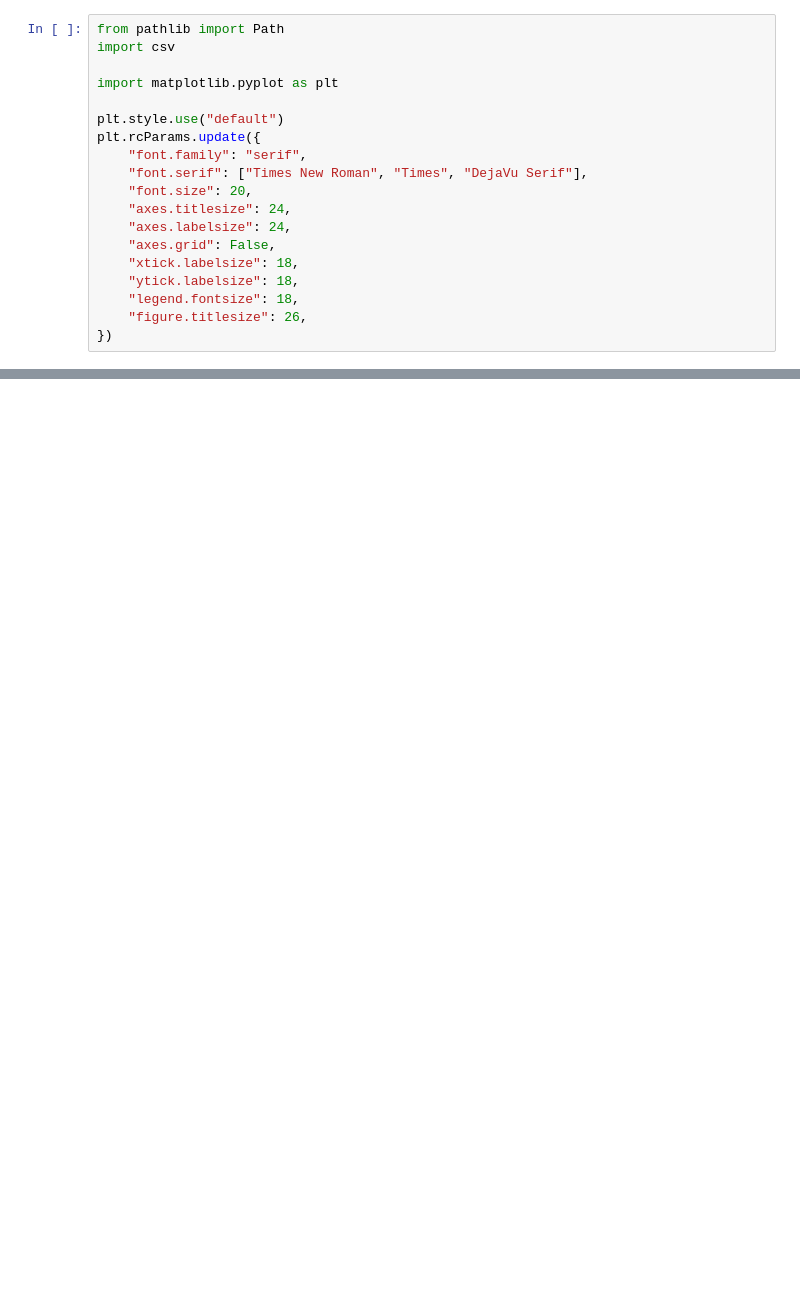
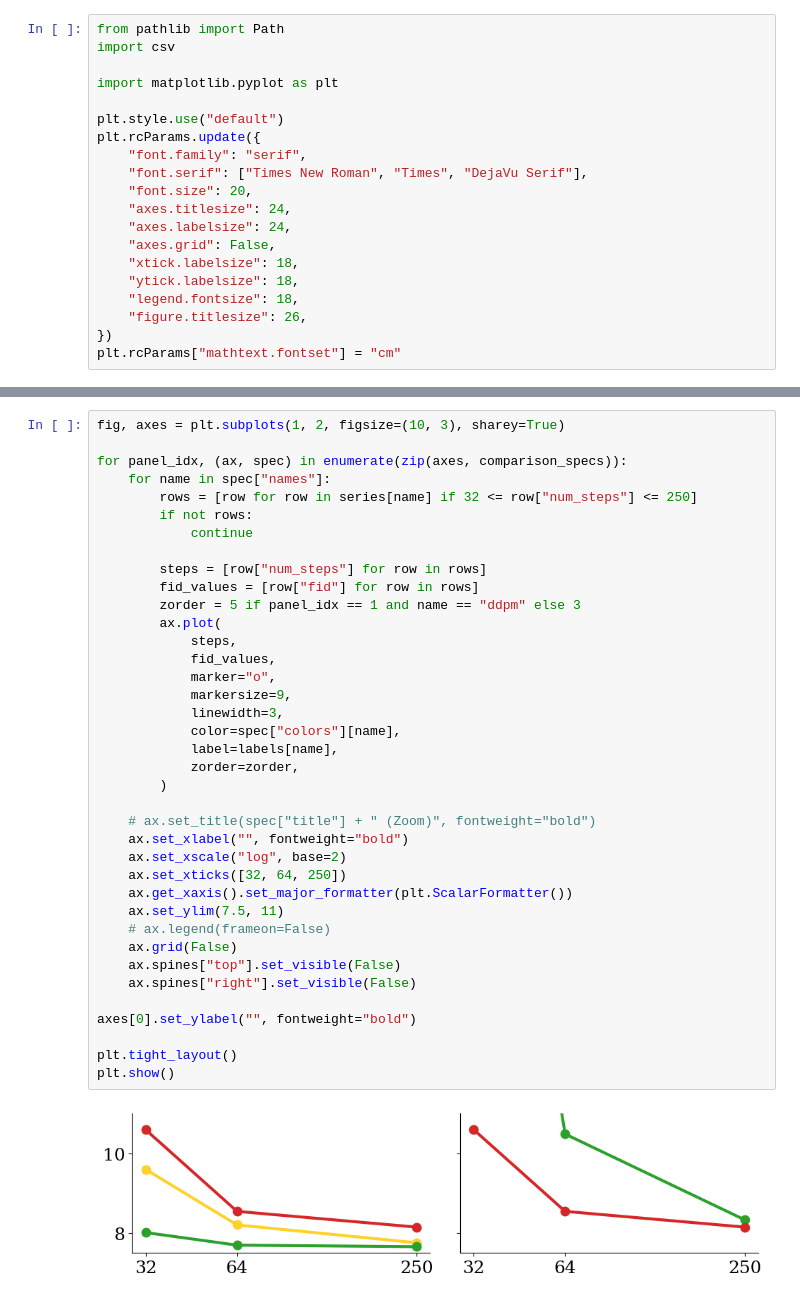
Before and after one commit to yaramohamadi/imeanflow, a Jupyter notebook: notebooks/plot_lines.ipynb, the cells around one changed output, grey strips where cells are left out. Saved outputs shown, nothing was run; the diff lists cells and outputs as text; blank space fills up the shorter version.

```diff
--- a/notebooks/plot_lines.ipynb
+++ b/notebooks/plot_lines.ipynb
@@ -21,3 +21,4 @@ plt.rcParams.update({
     "legend.fontsize": 18,
     "figure.titlesize": 26,
 })
+plt.rcParams["mathtext.fontset"] = "cm"
@@ -102,0 +178,40 @@ for name, rows in series.items():
+# %%
+fig, axes = plt.subplots(1, 2, figsize=(10, 3), sharey=True)
+
+for panel_idx, (ax, spec) in enumerate(zip(axes, comparison_specs)):
+    for name in spec["names"]:
+        rows = [row for row in series[name] if 32 <= row["num_steps"] <= 250]
+        if not rows:
+            continue
+
+        steps = [row["num_steps"] for row in rows]
+        fid_values = [row["fid"] for row in rows]
+        zorder = 5 if panel_idx == 1 and name == "ddpm" else 3
+        ax.plot(
+            steps,
+            fid_values,
+            marker="o",
+            markersize=9,
+            linewidth=3,
+            color=spec["colors"][name],
+            label=labels[name],
+            zorder=zorder,
+        )
+
+    # ax.set_title(spec["title"] + " (Zoom)", fontweight="bold")
+    ax.set_xlabel("", fontweight="bold")
+    ax.set_xscale("log", base=2)
+    ax.set_xticks([32, 64, 250])
+    ax.get_xaxis().set_major_formatter(plt.ScalarFormatter())
+    ax.set_ylim(7.5, 11)
+    # ax.legend(frameon=False)
+    ax.grid(False)
+    ax.spines["top"].set_visible(False)
+    ax.spines["right"].set_visible(False)
+
+axes[0].set_ylabel("", fontweight="bold")
+
+plt.tight_layout()
+plt.show()
+# %% [output]
+[figure, added]
```
Also changed, not shown: parts of 7 cells of this notebook.
